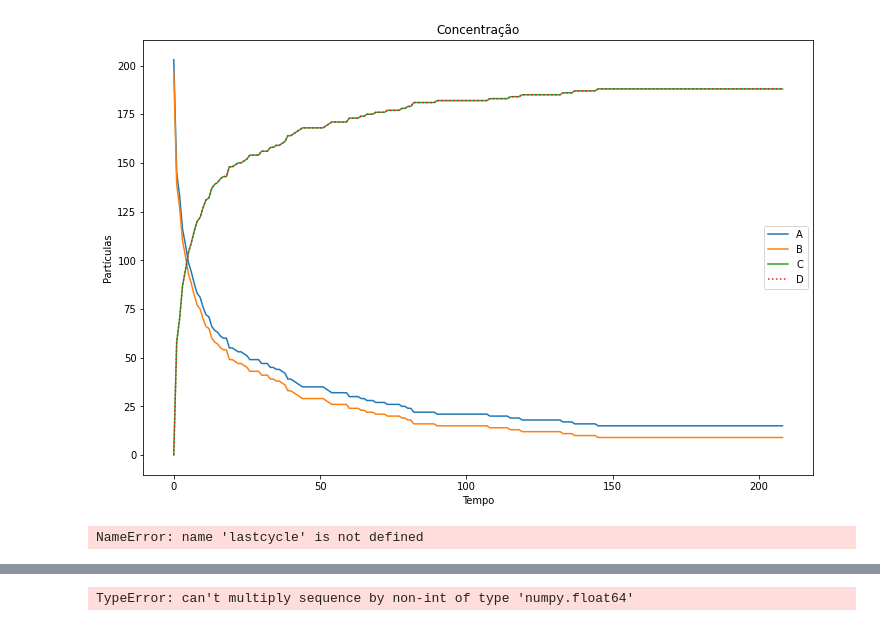
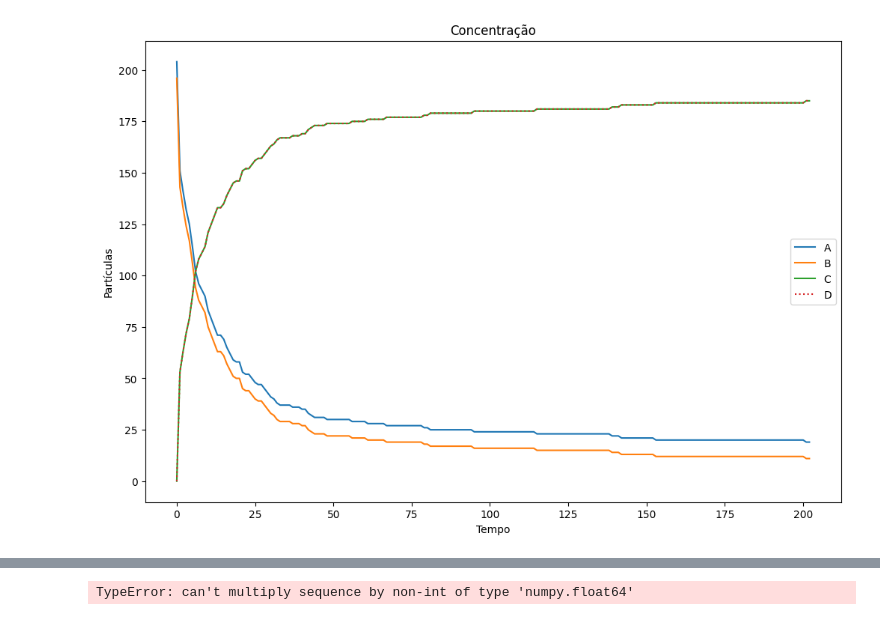
Before and after one commit to TiagoMarquesHxH/Kinetic-Chemistry, a Jupyter notebook: Aumauriu.ipynb, the cells around one changed output, grey strips where cells are left out. Saved outputs shown, nothing was run; the diff lists cells and outputs as text; code cells hidden in the pictures.

```diff
--- a/Aumauriu.ipynb
+++ b/Aumauriu.ipynb
@@ -7,68 +9,22 @@ import numpy as np
 # %%
-df = pd.read_csv("fefe.csv")
+df = pd.read_csv("conc.csv")
 
-c1x = df["C1"]
-c2x = df["C2"]
-c3x = df["C3"]
-c4x = df["C4"]
+c1y = df["C1"]
+c2y = df["C2"]
+c3y = df["C3"]
+c4y = df["C4"]
 
 fig, ax = plt.subplots(figsize = (12,8))
 
-a1 = ax.plot(c1x, label="A")
-a2 = ax.plot(c2x, label="B")
-a3 = ax.plot(c3x, label="C")
-a4 = ax.plot(c4x, label="D", linestyle = "dotted")
+a1 = ax.plot(c1y, label="A")
+a2 = ax.plot(c2y, label="B")
+a3 = ax.plot(c3y, label="C")
+a4 = ax.plot(c4y, label="D", linestyle = "dotted")
 ax.set_xlabel("Tempo")
 ax.set_ylabel("Partículas")
 ax.set_title("Concentração")
 ax.legend()
 
 plt.show(block=False)
 # %% [output]
-[figure, old version]
+[figure, new version]
-# %%
-# Exponencial
-def exp(x, a, b, c):
-
-    return a * np.exp(-b * x) + c
-
-
-
-# Logarítmo
-
-def log(x, a, b, c):
-
-    return a * np.log(b * x) + c
-
-tempo = []
-for i in range (1, ):
-    tempo.append(i)
-
-tempo.append(358)
-
-#print(tempo)
-
-df = pd.DataFrame({"C1": c1x, "C2": c2x, "C3": c3x, "C4": c4x})
-#print(df)
-
-c1x = df["C1"]
-c2x = df["C2"]
-c3x = df["C3"]
-c4x = df["C4"]
-
-
-popt,pcov = curve_fit(exp, tempo, c1x)
-
-popti,pcov = curve_fit(log, tempo ,c3x)
-
-fig3, ax3 = plt.subplots(figsize = (12, 8))
-
-ax3.set_title("Lei da Velocidade")
-
-ax3.plot(tempo, exp(c1x, *popt), ls='--', color='black', label="Curva Ajustada A")
-
-ax3.plot(tempo, log(c3x, *popti), ls='--', color='black', label="Curva Ajustada B")
-
-ax3.grid('- -')
-# %% [output]
-NameError: name 'lastcycle' is not defined
```
Also changed, not shown: parts of 2 cells of this notebook, 2 other files.
